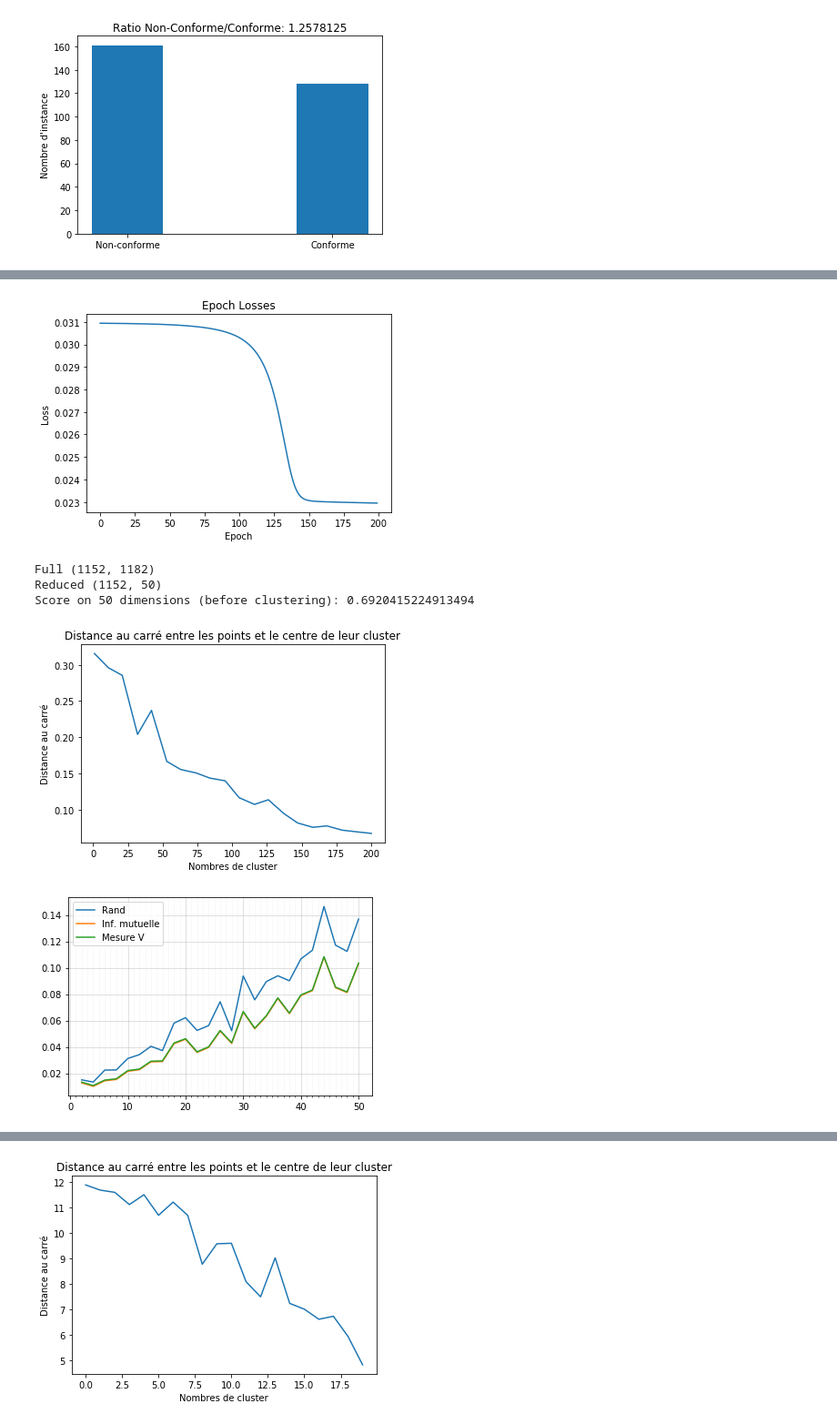
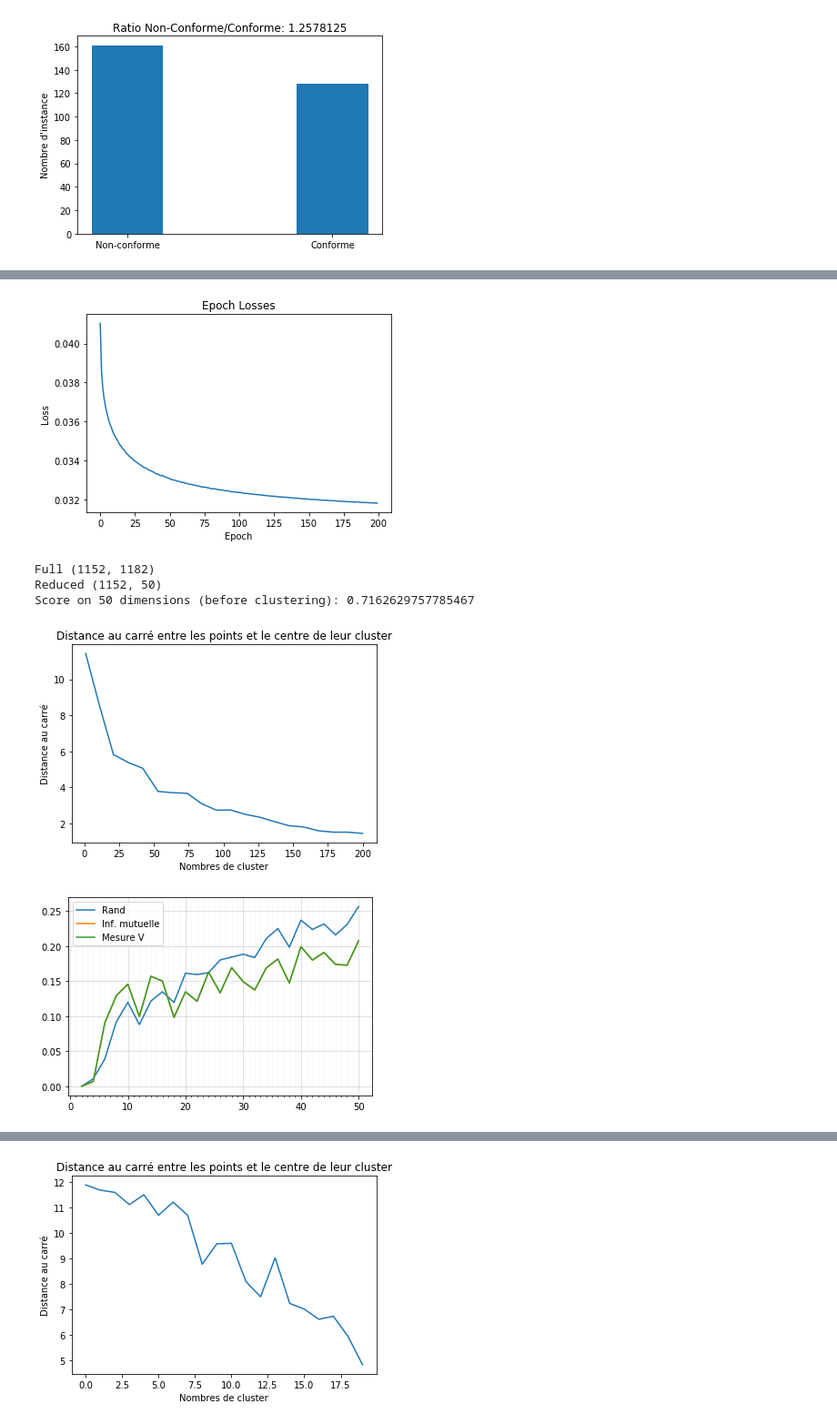
Before and after one commit to benjaminMatteJean/Projet4101, a Jupyter notebook: Clustering.ipynb, the cells around one changed output, grey strips where cells are left out. Shown at 91% size. Saved outputs shown, nothing was run; the diff lists cells and outputs as text; code cells hidden in the pictures.

Commit message:
finalisation clustering

```diff
--- a/Clustering.ipynb
+++ b/Clustering.ipynb
@@ -67,7 +67,7 @@ smaller_unlabeled = numpy.load('smaller_unlabeled.npy')
 labeled = numpy.load('labeled.npy')
 
 X, y = labeled[:, :-1], labeled[:, -1].astype(int)
-X_train, X_test, y_train, y_test = train_test_split(X, y_labeled, test_size=0.2, random_state=42)
+X_train, X_test, y_train, y_test = train_test_split(X, y, test_size=0.2, random_state=42)
 
 # Convert Data to pytorch tensors
 device = "cuda" if torch.cuda.is_available() else "cpu"
@@ -448,6 +448,9 @@ nb_layers = 2
 encoder = Encoder(dimensions=input_d,
                   k_features=k_features,
                   nb_layers=nb_layers,
+                  activation=nn.ELU(),
+                  init=nn.init.kaiming_normal_,
+                  dropout=0.2
                  )
 
 # pretrain on unlabeled data
@@ -487,9 +490,9 @@ Pretraining autoencoder:
-[figure, old version]
+[figure, new version]
 Full (1152, 1182)
 Reduced (1152, 50)
-Score on 50 dimensions (before clustering): 0.6920415224913494
+Score on 50 dimensions (before clustering): 0.7162629757785467
-[figure, old version]
+[figure, new version]
-[figure, old version]
+[figure, new version]
 # %%
 
 print('Optimising autoencoder for clustering:')
```
Also changed, not shown: parts of 4 cells of this notebook.
